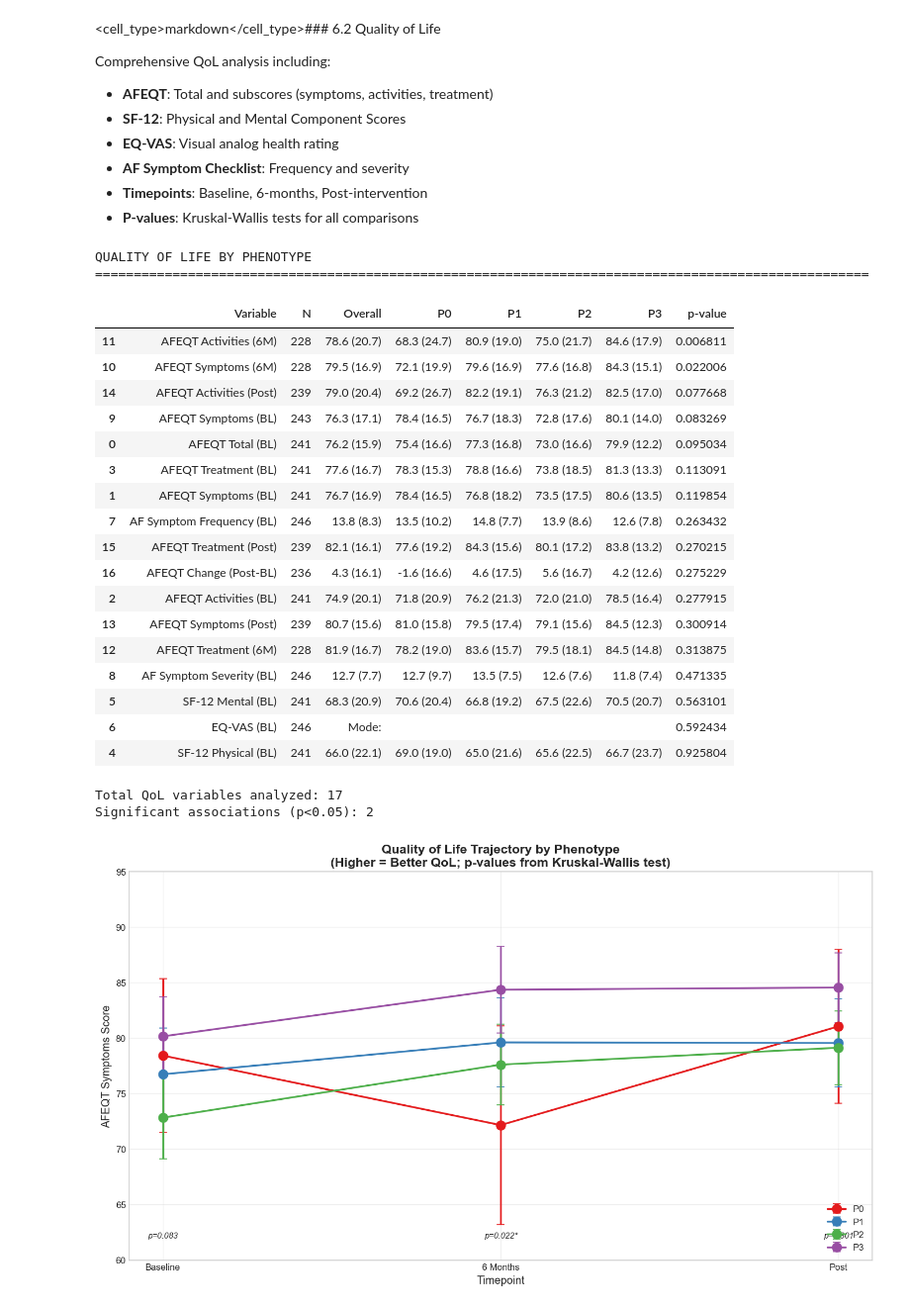
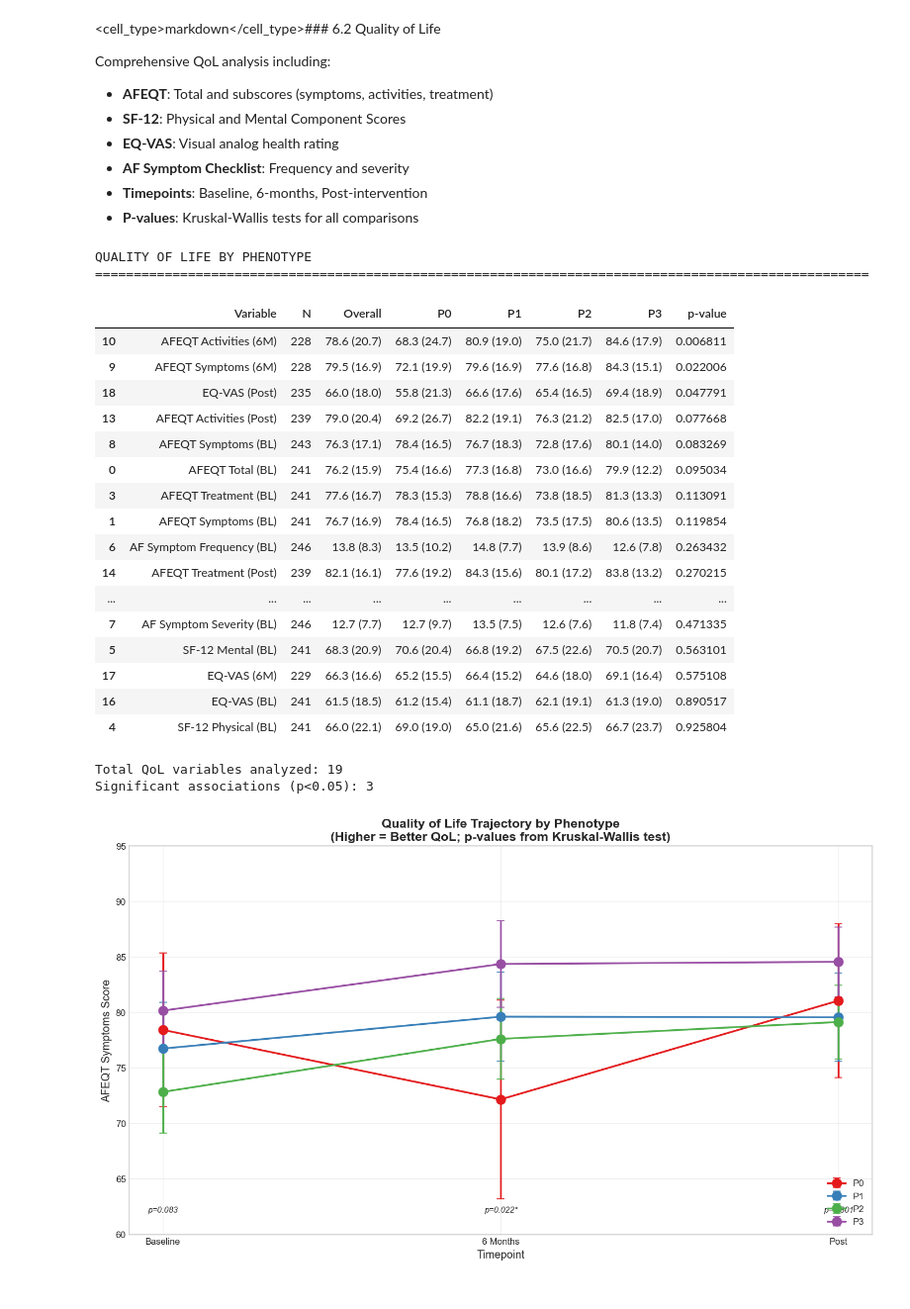
Before and after one commit to androst/nexaf-ai, a Jupyter notebook: notebooks/04_associations.ipynb, the cells around one changed output. Shown at 99% size. Cells and saved outputs as stored; diff of their text form; code cells hidden in the pictures.

Commit message:
Refactoring code from association notebook.

```diff
--- a/notebooks/04_associations.ipynb
+++ b/notebooks/04_associations.ipynb
@@ -1181,9 +1068,6 @@ qol_vars_baseline = {
     # SF-12 Baseline
     'BL_RAND_PCS12': 'SF-12 Physical (BL)',
     'BL_RAND_MCS12': 'SF-12 Mental (BL)',
-
-    # EQ-VAS Baseline
-    'BL_EQVAS': 'EQ-VAS (BL)',
 
     # AF Symptom Checklist Baseline
     'BL_Afssc_total_frequency': 'AF Symptom Frequency (BL)',
@@ -1203,53 +1087,56 @@ qol_vars_outcome = {
     'Post_Afeqt_treatment_score': 'AFEQT Treatment (Post)',
     'Post_Afeqt_total_score': 'AFEQT Total (Post)',
     'AFEQT_change': 'AFEQT Change (Post-BL)',
+    # EQ-VAS at timepoints (0-100 Visual Analog Scale) - from burden file
+    'BL_Eqvas1': 'EQ-VAS (BL)',
+    'Six_months_Eqvas1': 'EQ-VAS (6M)',
+    'Post_Eqvas1': 'EQ-VAS (Post)',
 }
 
 # Merge baseline QoL
 baseline_qol_cols = ['ID'] + [c for c in qol_vars_baseline.keys() if c in df_baseline.columns]
 df_qol = features_df[['ID', 'phenotype']].merge(df_baseline[baseline_qol_cols], on='ID', how='left')
 
 # Merge outcome QoL
 outcome_qol_cols = ['ID'] + [c for c in qol_vars_outcome.keys() if c in df_burden.columns]
 df_qol = df_qol.merge(df_burden[outcome_qol_cols], on='ID', how='left')
 
 # Combine all QoL variables
 all_qol_vars = {**qol_vars_baseline, **qol_vars_outcome}
 available_qol_vars = {k: v for k, v in all_qol_vars.items() if k in df_qol.columns}
 
 # Create comprehensive QoL table
 qol_table = create_analysis_table(df_qol, available_qol_vars, n_phenotypes=N_PHENOTYPES)
 qol_display = ['Variable', 'N', 'Overall'] + [f'P{p}' for p in range(N_PHENOTYPES)] + ['p-value']
 
 print("QUALITY OF LIFE BY PHENOTYPE")
 print("=" * 100)
 display(qol_table.sort_values('p-value')[qol_display])
 
 print(f"\nTotal QoL variables analyzed: {len(qol_table)}")
 print(f"Significant associations (p<0.05): {(qol_table['p-value'] < 0.05).sum()}")
 # %% [output]
 QUALITY OF LIFE BY PHENOTYPE
 ====================================================================================================
 |  | Variable | N | Overall | P0 | P1 | P2 | P3 | p-value |
-| 11 | AFEQT Activities (6M) | 228 | 78.6 (20.7) | 68.3 (24.7) | 80.9 (19.0) | 75.0 (21.7) | 84.6 (17.9) | 0.006811 |
-| 10 | AFEQT Symptoms (6M) | 228 | 79.5 (16.9) | 72.1 (19.9) | 79.6 (16.9) | 77.6 (16.8) | 84.3 (15.1) | 0.022006 |
-| 14 | AFEQT Activities (Post) | 239 | 79.0 (20.4) | 69.2 (26.7) | 82.2 (19.1) | 76.3 (21.2) | 82.5 (17.0) | 0.077668 |
-| 9 | AFEQT Symptoms (BL) | 243 | 76.3 (17.1) | 78.4 (16.5) | 76.7 (18.3) | 72.8 (17.6) | 80.1 (14.0) | 0.083269 |
+| 10 | AFEQT Activities (6M) | 228 | 78.6 (20.7) | 68.3 (24.7) | 80.9 (19.0) | 75.0 (21.7) | 84.6 (17.9) | 0.006811 |
+| 9 | AFEQT Symptoms (6M) | 228 | 79.5 (16.9) | 72.1 (19.9) | 79.6 (16.9) | 77.6 (16.8) | 84.3 (15.1) | 0.022006 |
+| 18 | EQ-VAS (Post) | 235 | 66.0 (18.0) | 55.8 (21.3) | 66.6 (17.6) | 65.4 (16.5) | 69.4 (18.9) | 0.047791 |
+| 13 | AFEQT Activities (Post) | 239 | 79.0 (20.4) | 69.2 (26.7) | 82.2 (19.1) | 76.3 (21.2) | 82.5 (17.0) | 0.077668 |
+| 8 | AFEQT Symptoms (BL) | 243 | 76.3 (17.1) | 78.4 (16.5) | 76.7 (18.3) | 72.8 (17.6) | 80.1 (14.0) | 0.083269 |
 | 0 | AFEQT Total (BL) | 241 | 76.2 (15.9) | 75.4 (16.6) | 77.3 (16.8) | 73.0 (16.6) | 79.9 (12.2) | 0.095034 |
 | 3 | AFEQT Treatment (BL) | 241 | 77.6 (16.7) | 78.3 (15.3) | 78.8 (16.6) | 73.8 (18.5) | 81.3 (13.3) | 0.113091 |
 | 1 | AFEQT Symptoms (BL) | 241 | 76.7 (16.9) | 78.4 (16.5) | 76.8 (18.2) | 73.5 (17.5) | 80.6 (13.5) | 0.119854 |
-| 7 | AF Symptom Frequency (BL) | 246 | 13.8 (8.3) | 13.5 (10.2) | 14.8 (7.7) | 13.9 (8.6) | 12.6 (7.8) | 0.263432 |
-| 15 | AFEQT Treatment (Post) | 239 | 82.1 (16.1) | 77.6 (19.2) | 84.3 (15.6) | 80.1 (17.2) | 83.8 (13.2) | 0.270215 |
-| 16 | AFEQT Change (Post-BL) | 236 | 4.3 (16.1) | -1.6 (16.6) | 4.6 (17.5) | 5.6 (16.7) | 4.2 (12.6) | 0.275229 |
-| 2 | AFEQT Activities (BL) | 241 | 74.9 (20.1) | 71.8 (20.9) | 76.2 (21.3) | 72.0 (21.0) | 78.5 (16.4) | 0.277915 |
-| 13 | AFEQT Symptoms (Post) | 239 | 80.7 (15.6) | 81.0 (15.8) | 79.5 (17.4) | 79.1 (15.6) | 84.5 (12.3) | 0.300914 |
-| 12 | AFEQT Treatment (6M) | 228 | 81.9 (16.7) | 78.2 (19.0) | 83.6 (15.7) | 79.5 (18.1) | 84.5 (14.8) | 0.313875 |
-| 8 | AF Symptom Severity (BL) | 246 | 12.7 (7.7) | 12.7 (9.7) | 13.5 (7.5) | 12.6 (7.6) | 11.8 (7.4) | 0.471335 |
+| 6 | AF Symptom Frequency (BL) | 246 | 13.8 (8.3) | 13.5 (10.2) | 14.8 (7.7) | 13.9 (8.6) | 12.6 (7.8) | 0.263432 |
+| 14 | AFEQT Treatment (Post) | 239 | 82.1 (16.1) | 77.6 (19.2) | 84.3 (15.6) | 80.1 (17.2) | 83.8 (13.2) | 0.270215 |
+| ... | ... | ... | ... | ... | ... | ... | ... | ... |
+| 7 | AF Symptom Severity (BL) | 246 | 12.7 (7.7) | 12.7 (9.7) | 13.5 (7.5) | 12.6 (7.6) | 11.8 (7.4) | 0.471335 |
 | 5 | SF-12 Mental (BL) | 241 | 68.3 (20.9) | 70.6 (20.4) | 66.8 (19.2) | 67.5 (22.6) | 70.5 (20.7) | 0.563101 |
-| 6 | EQ-VAS (BL) | 246 | Mode: |  |  |  |  | 0.592434 |
+| 17 | EQ-VAS (6M) | 229 | 66.3 (16.6) | 65.2 (15.5) | 66.4 (15.2) | 64.6 (18.0) | 69.1 (16.4) | 0.575108 |
+| 16 | EQ-VAS (BL) | 241 | 61.5 (18.5) | 61.2 (15.4) | 61.1 (18.7) | 62.1 (19.1) | 61.3 (19.0) | 0.890517 |
 | 4 | SF-12 Physical (BL) | 241 | 66.0 (22.1) | 69.0 (19.0) | 65.0 (21.6) | 65.6 (22.5) | 66.7 (23.7) | 0.925804 |
-Total QoL variables analyzed: 17
-Significant associations (p<0.05): 2
+Total QoL variables analyzed: 19
+Significant associations (p<0.05): 3
 # %%
 # QoL trajectory plot with p-values
 qol_cols = ['BL_Afeqt_symptoms_score', 'Six_months_Afeqt_symptoms_score', 'Post_Afeqt_symptoms_score']
```
Also changed, not shown: parts of 6 cells of this notebook.
